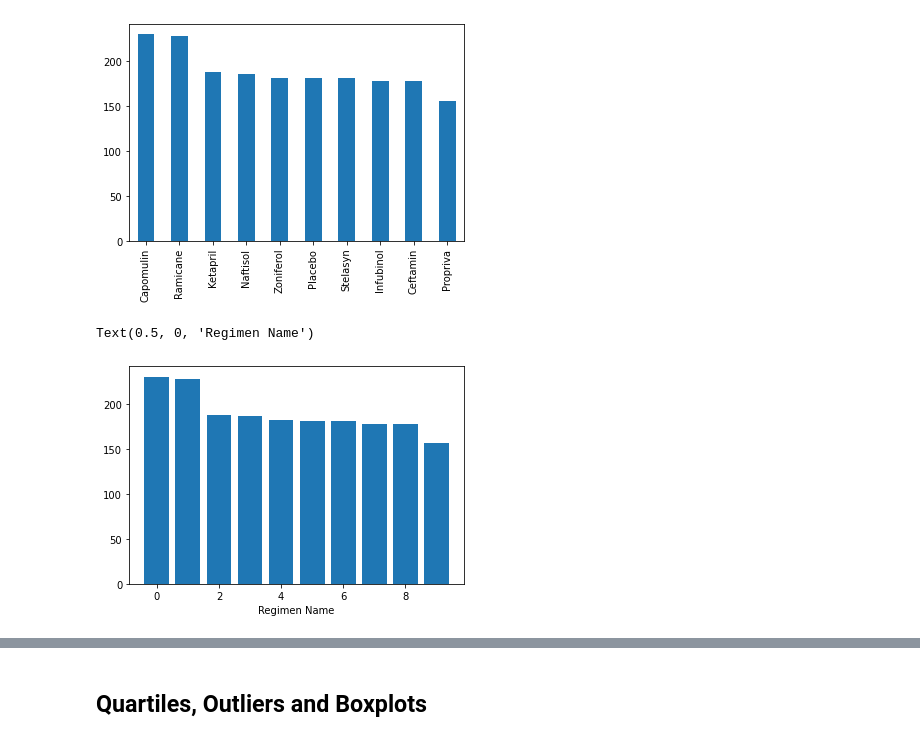
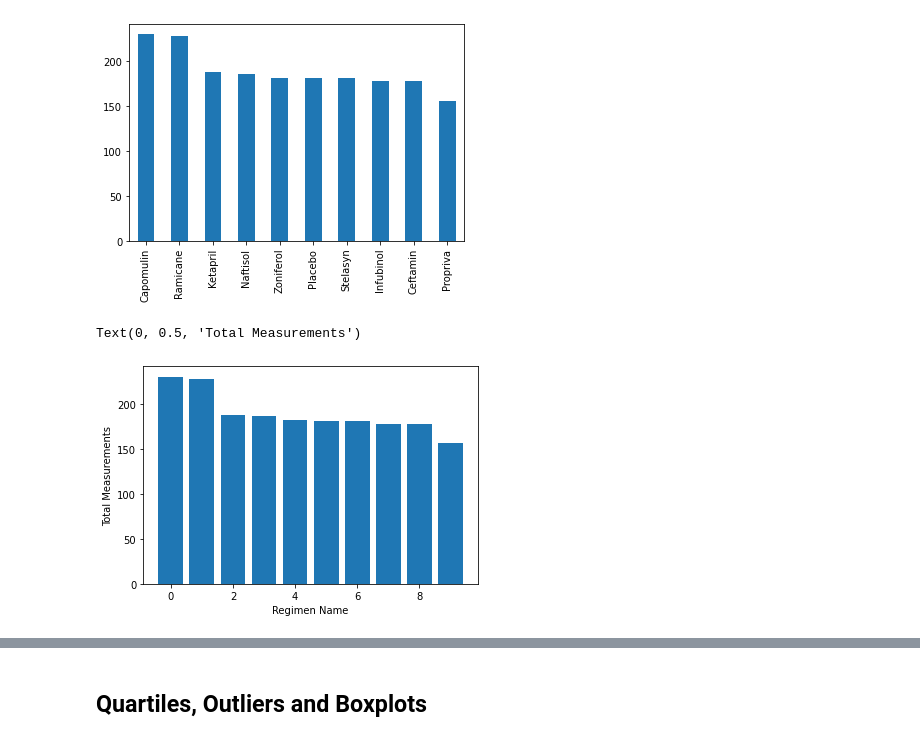
Before and after one commit to rob10thhuman/MatplotlibHomework, a Jupyter notebook: Pymaceuticals/pymaceuticals_starter.ipynb, the cells around one changed output, grey strips where cells are left out. Drawn from its saved outputs; the diff is of its cells as text; code cells hidden in the pictures.

```diff
--- a/Pymaceuticals/pymaceuticals_starter.ipynb
+++ b/Pymaceuticals/pymaceuticals_starter.ipynb
@@ -152,8 +152,8 @@ clean_mouse['Drug Regimen'].value_counts().plot(kind='bar')
 # %%
 # Generate a bar plot showing the total number of measurements taken on each drug regimen using pyplot.
 plt.bar(np.arange(len(clean_mouse['Drug Regimen'].value_counts())), clean_mouse['Drug Regimen'].value_counts())
 plt.xlabel('Regimen Name')
-plt.ylabel
+plt.ylabel('Total Measurements')
 # %% [output]
-Text(0.5, 0, 'Regimen Name')
+Text(0, 0.5, 'Total Measurements')
-[figure, old version]
+[figure, new version]
```
Also changed, not shown: parts of 3 cells of this notebook, 1 other file.
